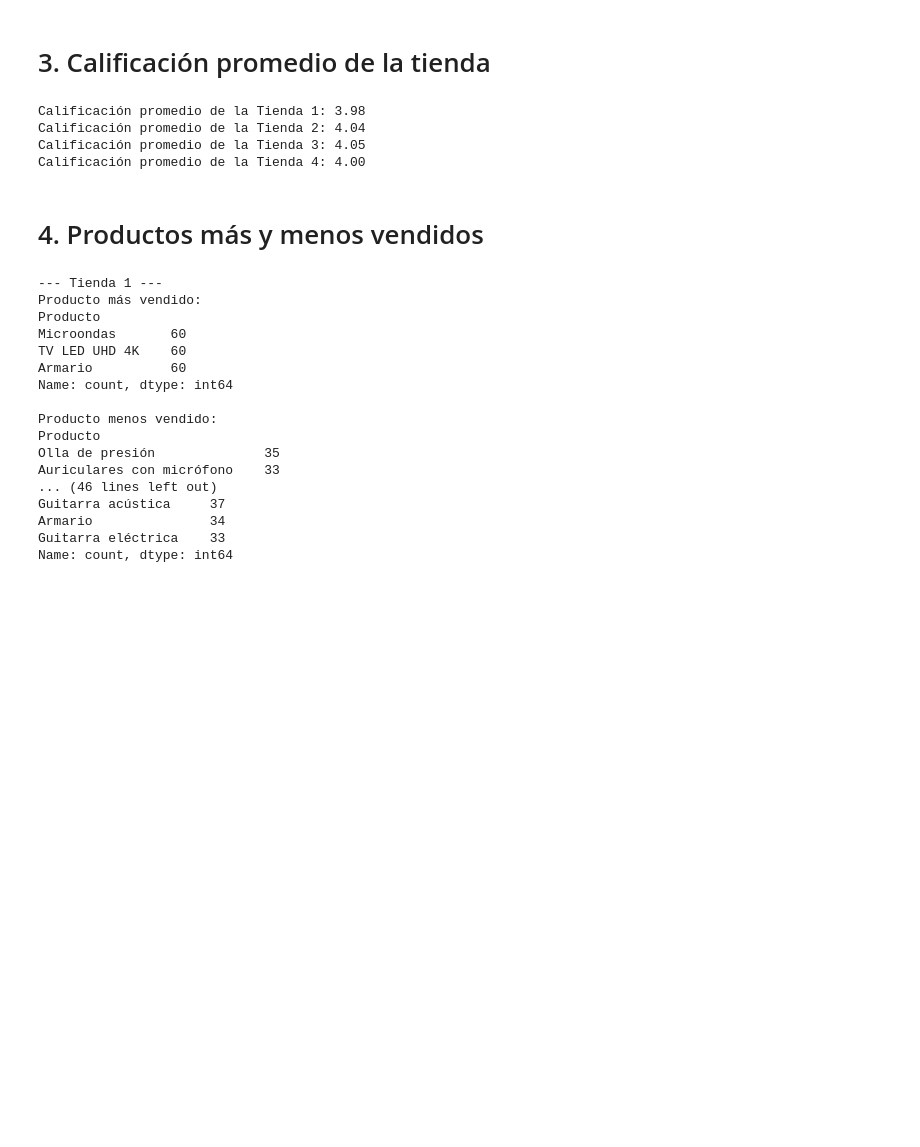
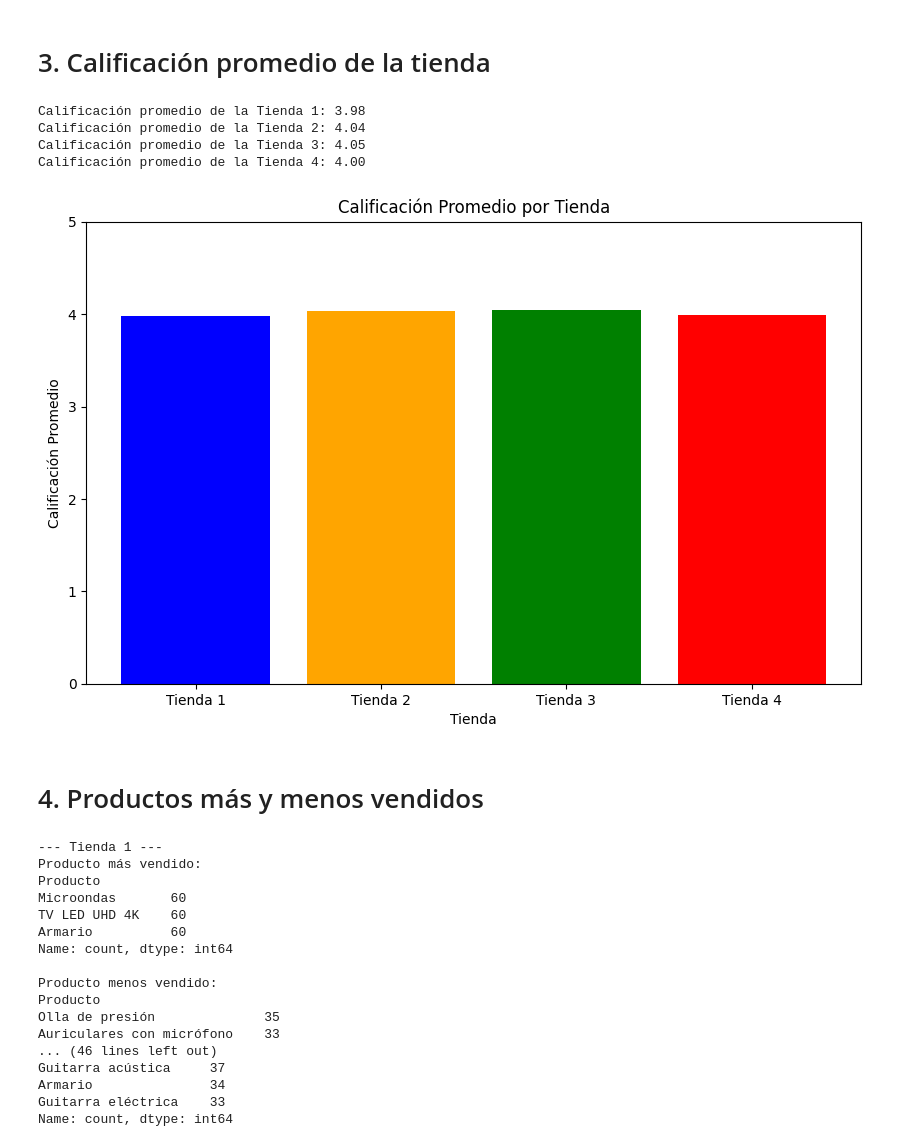
Before and after one commit to AndyOrtizA/challenge1-data-science-latam, a Jupyter notebook: AluraStoreLatam-2.ipynb, the cells around one changed output. Drawn from its saved outputs; the diff is of its cells as text; code cells hidden in the pictures; blank space fills up the shorter version.

```diff
--- a/AluraStoreLatam-2.ipynb
+++ b/AluraStoreLatam-2.ipynb
@@ -83,6 +98,23 @@ Calificación promedio de la Tienda 1: 3.98
 Calificación promedio de la Tienda 2: 4.04
 Calificación promedio de la Tienda 3: 4.05
 Calificación promedio de la Tienda 4: 4.00
+# %%
+import matplotlib.pyplot as plt
+
+# Datos de calificaciones promedio por tienda
+calificaciones = [tienda1['Calificación'].mean(), tienda2['Calificación'].mean(), tienda3['Calificación'].mean(), tienda4['Calificación'].mean()]
+tiendas = ['Tienda 1', 'Tienda 2', 'Tienda 3', 'Tienda 4']
+
+# Crear la gráfica de barras
+plt.figure(figsize=(10, 6))
+plt.bar(tiendas, calificaciones, color=['blue', 'orange', 'green', 'red'])
+plt.title('Calificación Promedio por Tienda')
+plt.xlabel('Tienda')
+plt.ylabel('Calificación Promedio')
+plt.ylim(0, 5)  # Establecer el límite del eje y de 0 a 5
+plt.show()
+# %% [output]
+[figure, added]
 # %% [markdown]
 # 4. Productos más y menos vendidos
 # %%
```
Also changed, not shown: parts of 7 cells of this notebook.
